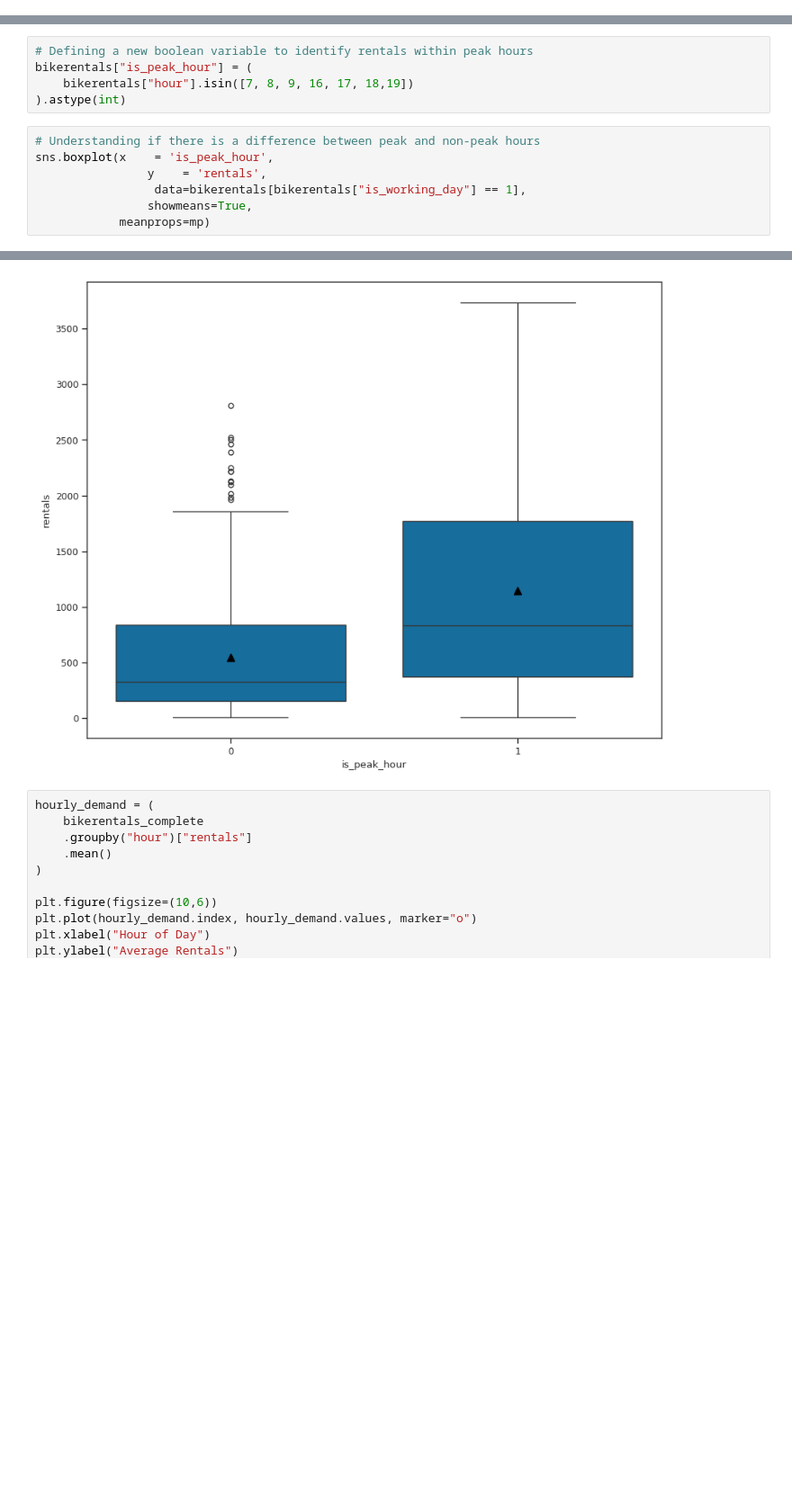
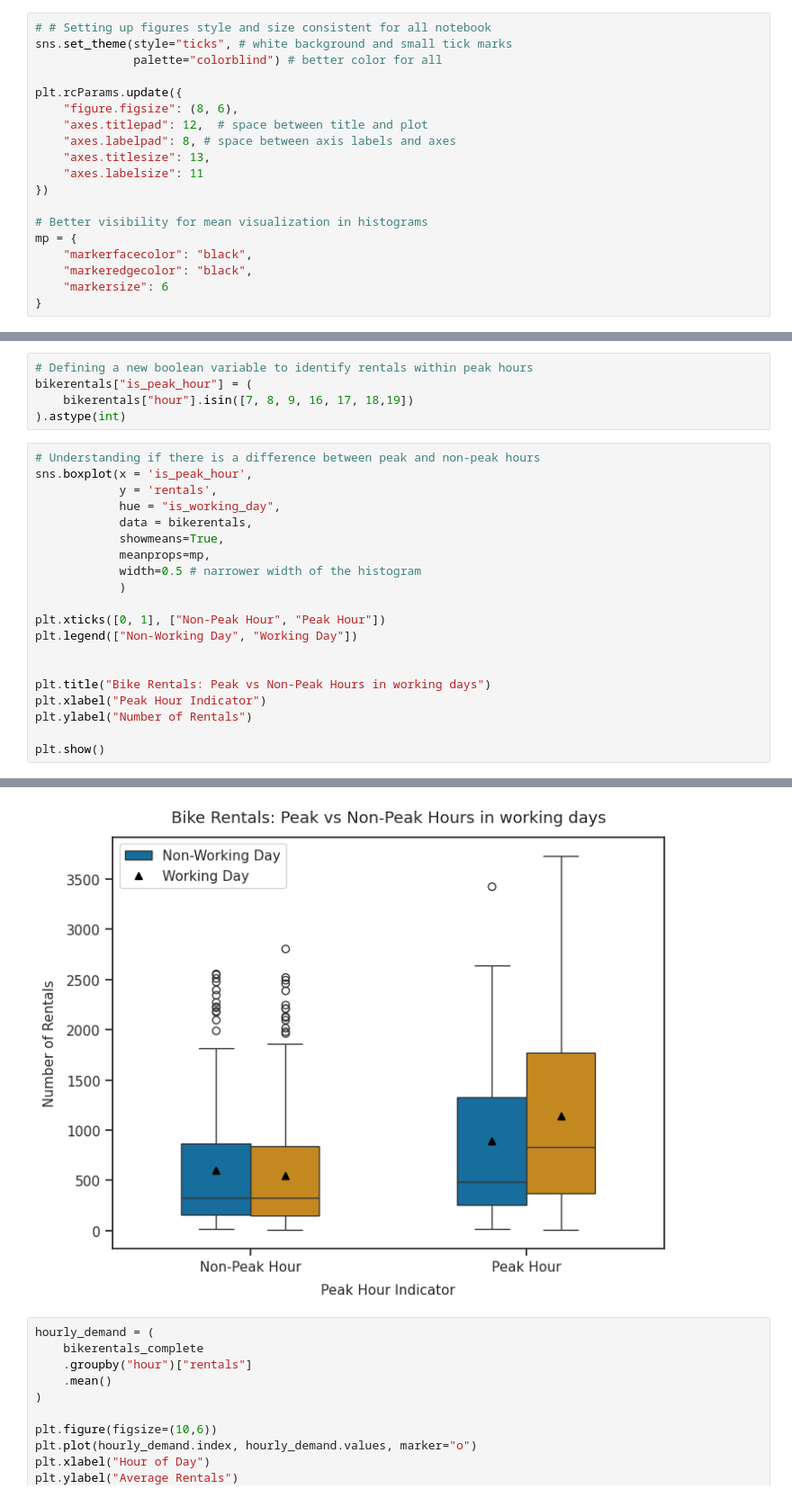
Before and after one commit to pablovitoria/business_analysis_structured_data, a Jupyter notebook: scripts/A1: Modeling Case Study - Bike Rentals in Chicago.ipynb, the cells around one changed output, grey strips where cells are left out. Shown: that part at 90% size. Saved outputs shown, nothing was run; the diff lists cells and outputs as text; blank space fills up the shorter version.

```diff
--- a/scripts/A1: Modeling Case Study - Bike Rentals in Chicago.ipynb
+++ b/scripts/A1: Modeling Case Study - Bike Rentals in Chicago.ipynb
@@ -95,4 +87,23 @@ bikerentals["is_working_day"] = (
     (bikerentals["day_of_week"] != "Sunday") &
     (bikerentals["holiday"] == 0)
 ).astype(int)
+# %%
+# # Setting up figures style and size consistent for all notebook
+sns.set_theme(style="ticks", # white background and small tick marks
+              palette="colorblind") # better color for all
+
+plt.rcParams.update({
+    "figure.figsize": (8, 6),
+    "axes.titlepad": 12,  # space between title and plot
+    "axes.labelpad": 8, # space between axis labels and axes
+    "axes.titlesize": 13,
+    "axes.labelsize": 11
+})
+
+# Better visibility for mean visualization in histograms
+mp = {
+    "markerfacecolor": "black",
+    "markeredgecolor": "black",
+    "markersize": 6
+}
 # %%
@@ -138,9 +143,22 @@ bikerentals["is_peak_hour"] = (
 ).astype(int)
 # %%
 # Understanding if there is a difference between peak and non-peak hours
-sns.boxplot(x    = 'is_peak_hour',
-                y    = 'rentals',
-                 data=bikerentals[bikerentals["is_working_day"] == 1],
-                showmeans=True,
-            meanprops=mp)
+sns.boxplot(x = 'is_peak_hour',
+            y = 'rentals',
+            hue = "is_working_day",
+            data = bikerentals,
+            showmeans=True,
+            meanprops=mp,
+            width=0.5 # narrower width of the histogram
+            )
+
+plt.xticks([0, 1], ["Non-Peak Hour", "Peak Hour"])
+plt.legend(["Non-Working Day", "Working Day"])
+
+
+plt.title("Bike Rentals: Peak vs Non-Peak Hours in working days")
+plt.xlabel("Peak Hour Indicator")
+plt.ylabel("Number of Rentals")
+
+plt.show()
 # %% [output]
@@ -148,4 +165,4 @@ sns.boxplot(x    = 'is_peak_hour',
-[figure, old version]
+[figure, new version]
 # %%
 hourly_demand = (
     bikerentals_complete
```
Also changed, not shown: parts of 6 cells of this notebook.
